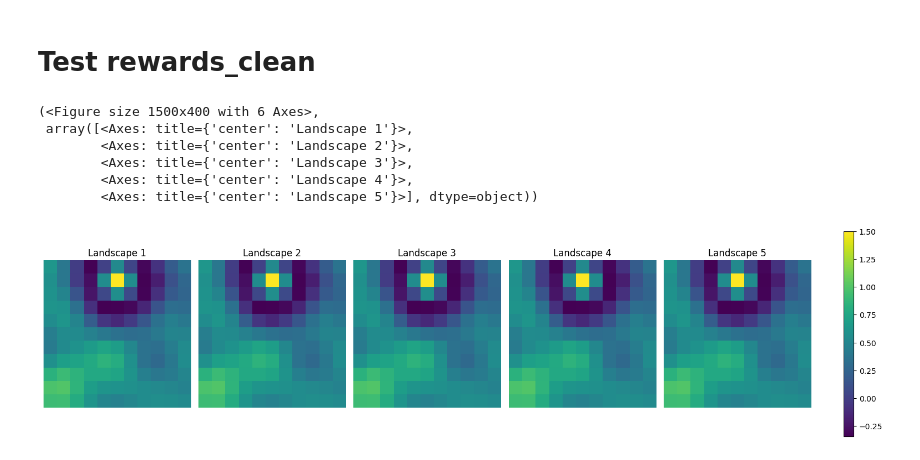
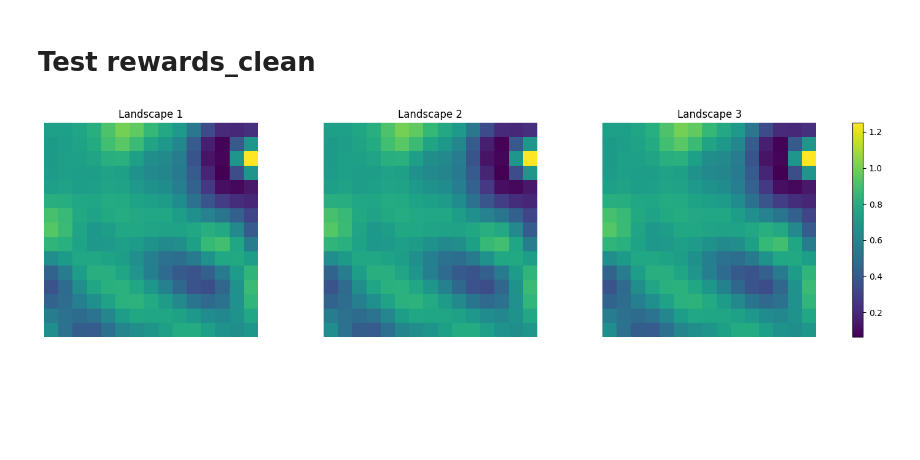
Before and after one commit to vagechirkov/Spatial-MAB-taboo, a Jupyter notebook: notebooks/reward_landscapes.ipynb, the cells around one changed output. Cells and saved outputs as stored; diff of their text form; code cells hidden in the pictures; blank space fills up the shorter version.

Commit message:
add local_global_max_ratio argument to mexican hat gp environments
Co-authored-by: Copilot <copilot@github.com>

```diff
--- a/notebooks/reward_landscapes.ipynb
+++ b/notebooks/reward_landscapes.ipynb
@@ -208,10 +200,22 @@ parent, children, min_coords = create_mexican_hat_gp_set(
-# %%
-plot_reward_grids(np.array([parent] + children))
-# %% [output]
-(<Figure size 1500x400 with 6 Axes>,
- array([<Axes: title={'center': 'Landscape 1'}>,
-        <Axes: title={'center': 'Landscape 2'}>,
-        <Axes: title={'center': 'Landscape 3'}>,
-        <Axes: title={'center': 'Landscape 4'}>,
-        <Axes: title={'center': 'Landscape 5'}>], dtype=object))
-[figure, removed]
+# %%
+rng = np.random.default_rng(5)
+r = 1.25
+grid_size = 15
+length_scale = 2
+# %%
+parent, children, g_max_coords = create_mexican_hat_gp_set(
+    rng=rng,
+    grid_size=grid_size,
+    length_scale=length_scale,
+    sigma_inner=length_scale / 2,
+    sigma_outer=length_scale,
+    n_children=3,
+    local_global_max_ratio=r,
+)
+
+_, l_max_coords, _ = find_local_max(parent, g_max_coords, radius=length_scale * 2)
+
+fig, axes = plot_reward_grids(np.array(children))
+plt.show()
+# %% [output]
+[figure, added]
```
Also changed, not shown: parts of 3 cells of this notebook, 2 other files.
